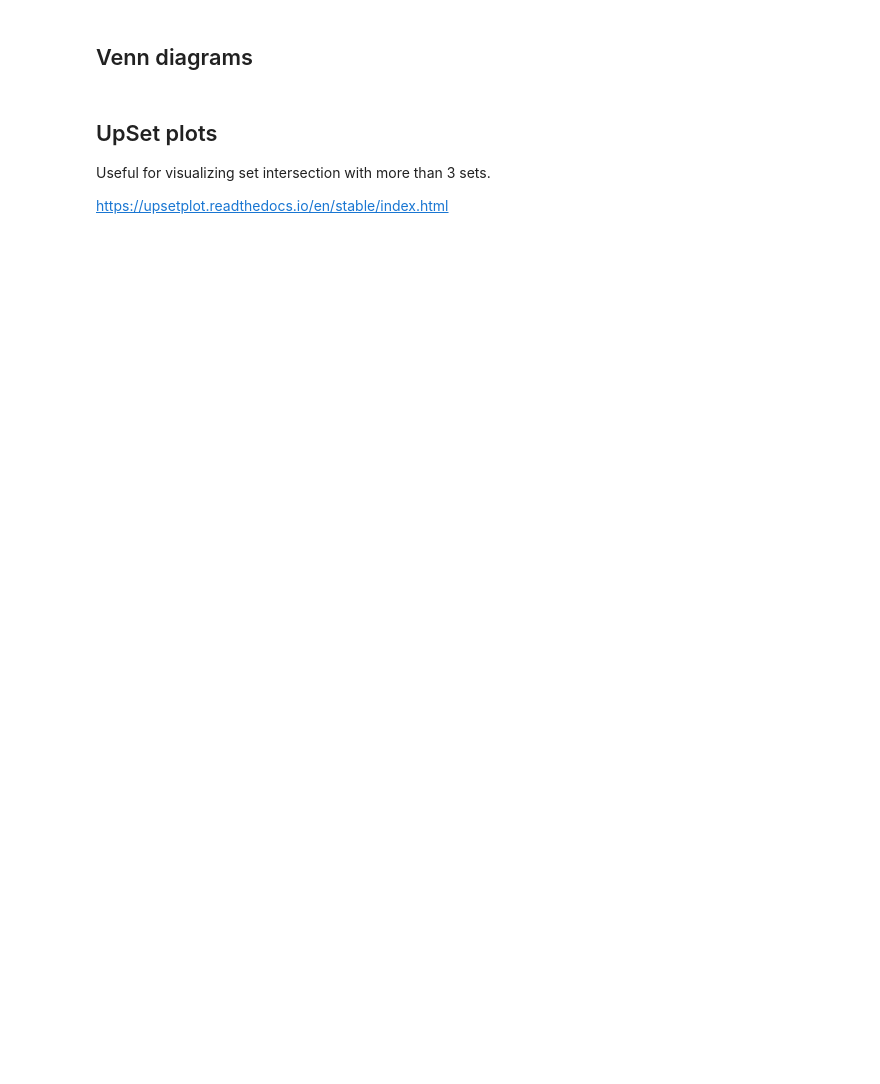
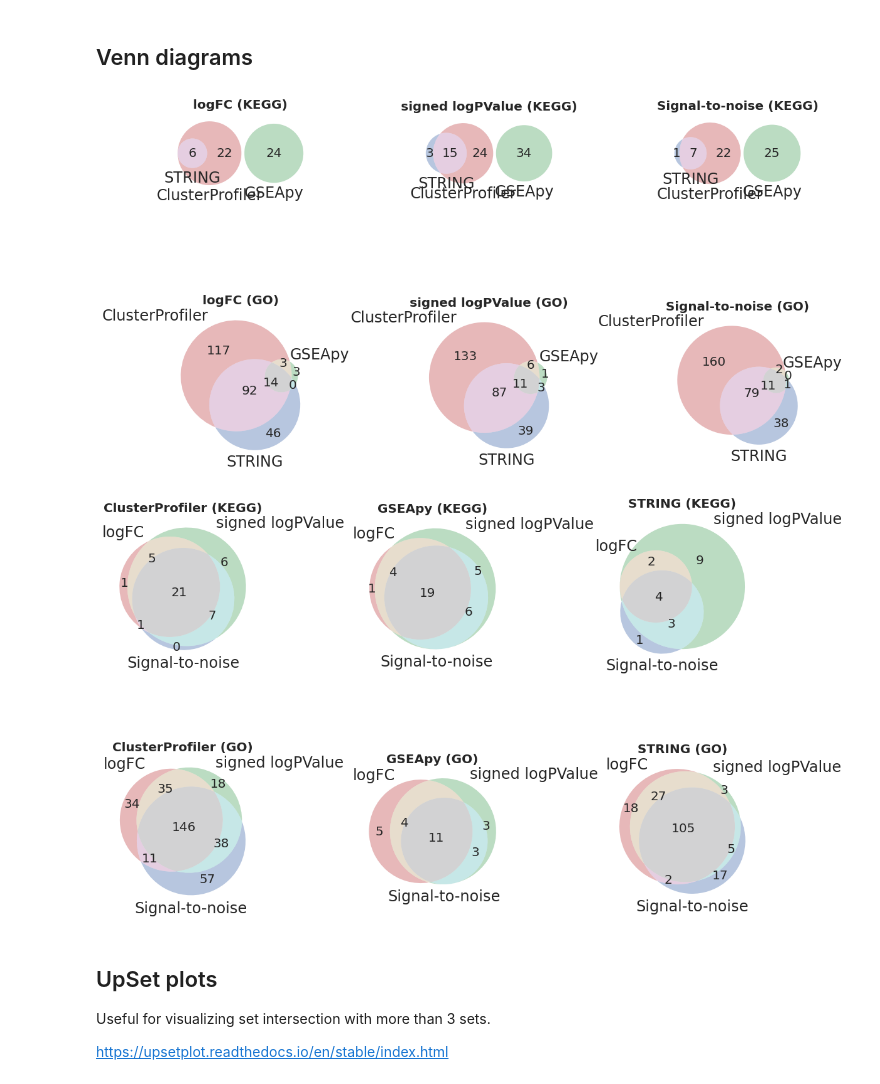
Before and after one commit to pdegen/SynEnrich, a Jupyter notebook: workflow/notebooks/main.ipynb, the cells around one changed output. Cells and saved outputs as stored; diff of their text form; code cells hidden in the pictures; blank space fills up the shorter version.

```diff
--- a/workflow/notebooks/main.ipynb
+++ b/workflow/notebooks/main.ipynb
@@ -231,31 +291,34 @@ fig.savefig(f"{figpath}/bars.{project_name}.pdf")
 # %%
 from scripts.explore_results import get_sig_dict
 from scripts.plots import plot_venn
 
-fig, ax = plt.subplots(2, 2, figsize=(8,8))
+fig, ax = plt.subplots(2, len(metrics), figsize=(len(metrics)*4,8))
 
 for i, lib in enumerate(libraries):
     summary_df = summary_dict[lib]["summary_df"]
     sig_dict = get_sig_dict(summary_df, tools, metrics, qval=0.05)
     for j, metric in enumerate(metrics):
         plot_venn(sig_dict, tools, metric, ax[i][j], pretty_print)
         ax[i][j].set_title(f"{pretty_print[metric]} ({lib})", fontweight='bold')
 
 fig.tight_layout()
 fig.savefig(f"{figpath}/venn.methodcomp.{project_name}.pdf")
 
 
 fig, ax = plt.subplots(2, 3, figsize=(12,8))
 
 for i, lib in enumerate(libraries):
     summary_df = summary_dict[lib]["summary_df"]
     sig_dict = get_sig_dict(summary_df, tools, metrics, qval=0.05)
     for j, tool in enumerate(tools):
         plot_venn(sig_dict, tool, metrics, ax[i][j], pretty_print)
         ax[i][j].set_title(f"{pretty_print[tool]} ({lib})", fontweight='bold')
 
 fig.tight_layout()
 fig.savefig(f"{figpath}/venn.metriccomp.{project_name}.pdf")
+# %% [output]
+[figure, added]
+[figure, added]
 # %% [markdown]
 ## UpSet plots
 
```
Also changed, not shown: parts of 13 cells of this notebook, 1 other file.
